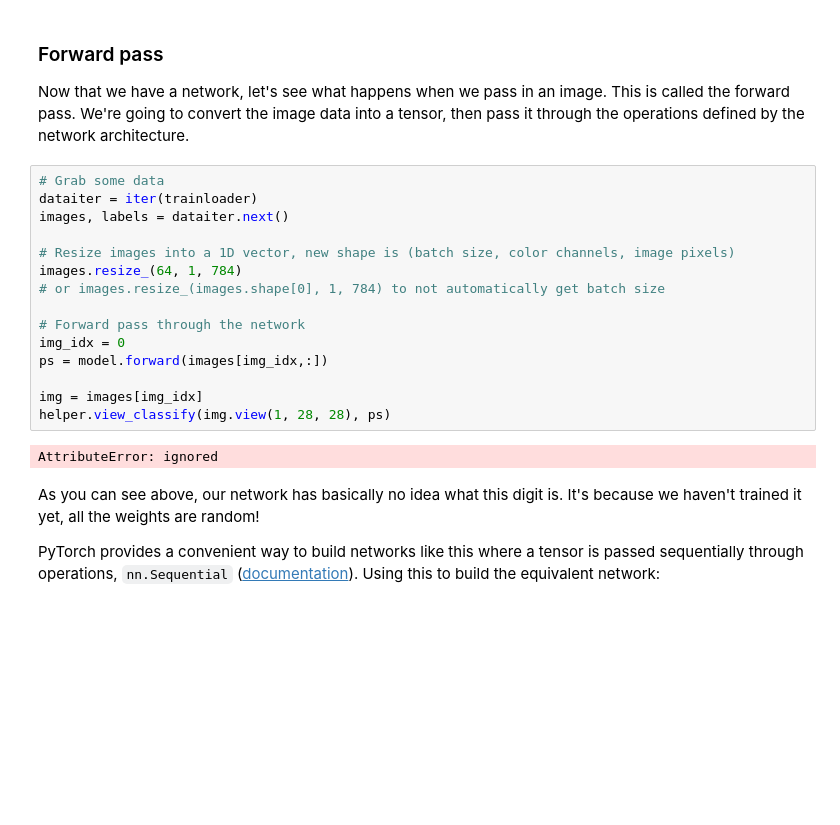
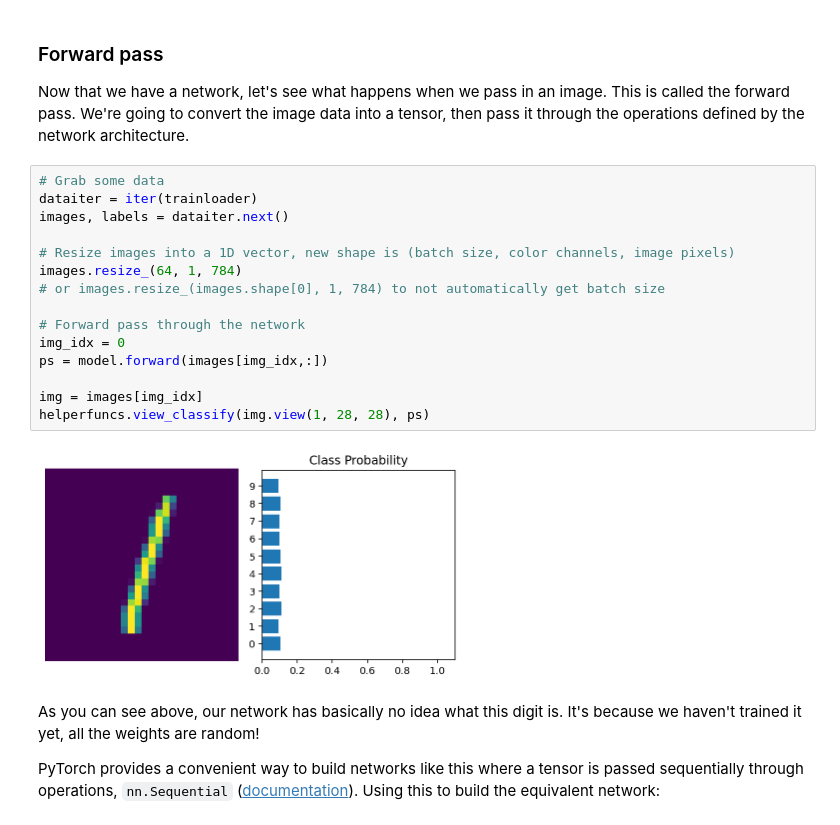
Before and after one commit to Bduz/intro_ml, a Jupyter notebook: Part 2 - Neural Networks in PyTorch.ipynb, the cells around one changed output. Saved outputs shown, nothing was run; the diff lists cells and outputs as text; blank space fills up the shorter version.

```diff
--- a/Part 2 - Neural Networks in PyTorch.ipynb
+++ b/Part 2 - Neural Networks in PyTorch.ipynb
@@ -161,20 +186,20 @@ Now that we have a network, let's see what happens when we pass in an image. Thi
 # %%
 # Grab some data
 dataiter = iter(trainloader)
 images, labels = dataiter.next()
 
 # Resize images into a 1D vector, new shape is (batch size, color channels, image pixels)
 images.resize_(64, 1, 784)
 # or images.resize_(images.shape[0], 1, 784) to not automatically get batch size
 
 # Forward pass through the network
 img_idx = 0
 ps = model.forward(images[img_idx,:])
 
 img = images[img_idx]
-helper.view_classify(img.view(1, 28, 28), ps)
+helperfuncs.view_classify(img.view(1, 28, 28), ps)
 # %% [output]
-AttributeError: ignored
+[figure, added]
 # %% [markdown]
 As you can see above, our network has basically no idea what this digit is. It's because we haven't trained it yet, all the weights are random!
 
```
Also changed, not shown: parts of 13 cells of this notebook, 2 other files.
